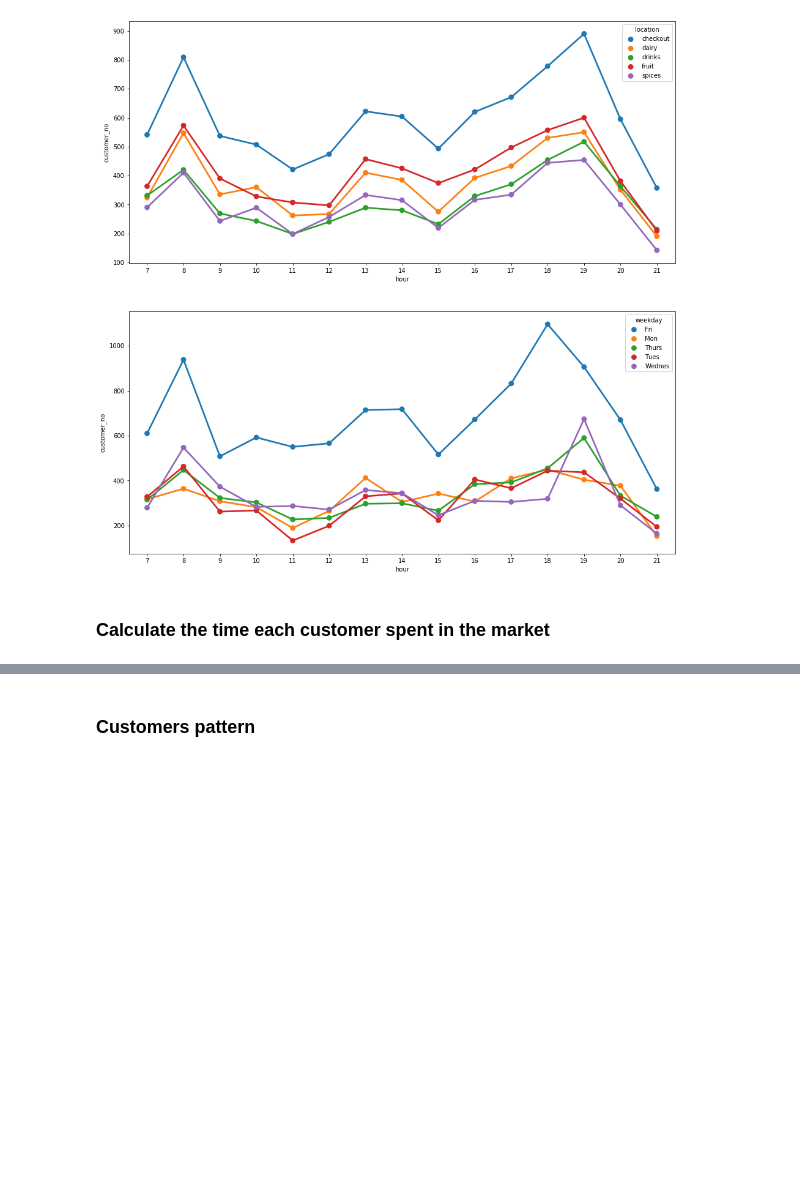
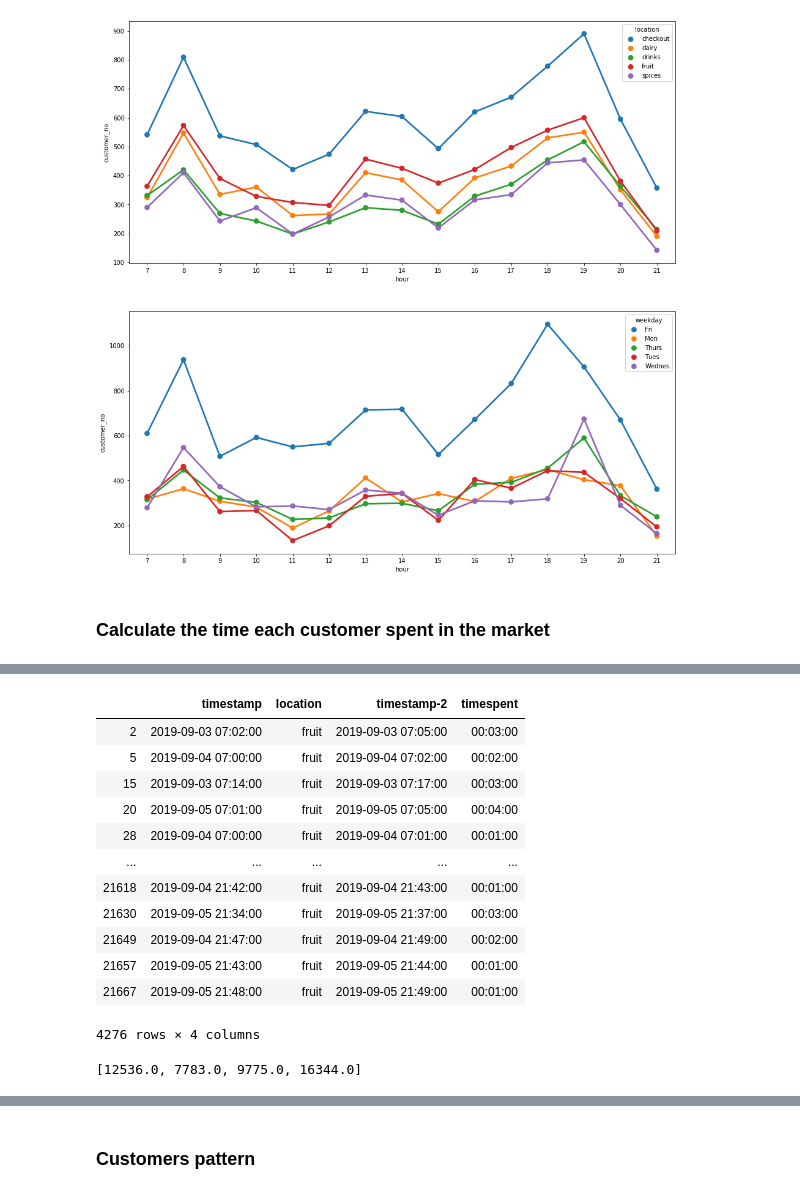
Before and after one commit to Ayazdi/supermarket_simulation, a Jupyter notebook: supermarket-Copy1.ipynb, the cells around one changed output, grey strips where cells are left out. Saved outputs shown, nothing was run; the diff lists cells and outputs as text; code cells hidden in the pictures; blank space fills up the shorter version.

```diff
--- a/supermarket-Copy1.ipynb
+++ b/supermarket-Copy1.ipynb
@@ -144,0 +101,11 @@ time_spent = pd.DataFrame(time_spent, columns=["timespent"])
+# %%
+df_sec_time = pd.DataFrame(df.sort_values(['customer_no','timestamp']).groupby(['weekday','customer_no','location'])['timestamp'].min())
+df_sec_time = df_sec_time.sort_values(["customer_no",'timestamp'])
+print(df_sec_time)
+df_sec_time= pd.DataFrame(df_sec_time.index.get_level_values(2), df_sec_time['timestamp']).reset_index()
+df_sec_time['timestamp-2'] = df_sec_time['timestamp'].shift(-1)
+
+df_sec_time = df_sec_time[df_sec_time['location'] == 'fruit']
+df_sec_time ['timespent'] = df_sec_time ['timestamp-2'] - df_sec_time['timestamp']
+df_sec_time = df_sec_time[(df_sec_time['timespent']< pd.to_timedelta('40m')) & (df_sec_time['timespent'] >= pd.to_timedelta('1m'))]
+total_minutes = sum(df_sec_time['timespent']/pd.Timedelta('1 min'))
@@ -144,0 +128,16 @@ time_spent = pd.DataFrame(time_spent, columns=["timespent"])
+# %%
+df_sec_time
+# %% [output]
+|  | timestamp | location | timestamp-2 | timespent |
+| 2 | 2019-09-03 07:02:00 | fruit | 2019-09-03 07:05:00 | 00:03:00 |
+| 5 | 2019-09-04 07:00:00 | fruit | 2019-09-04 07:02:00 | 00:02:00 |
+| 15 | 2019-09-03 07:14:00 | fruit | 2019-09-03 07:17:00 | 00:03:00 |
+| 20 | 2019-09-05 07:01:00 | fruit | 2019-09-05 07:05:00 | 00:04:00 |
+| 28 | 2019-09-04 07:00:00 | fruit | 2019-09-04 07:01:00 | 00:01:00 |
+| ... | ... | ... | ... | ... |
+| 21618 | 2019-09-04 21:42:00 | fruit | 2019-09-04 21:43:00 | 00:01:00 |
+| 21630 | 2019-09-05 21:34:00 | fruit | 2019-09-05 21:37:00 | 00:03:00 |
+| 21649 | 2019-09-04 21:47:00 | fruit | 2019-09-04 21:49:00 | 00:02:00 |
+| 21657 | 2019-09-05 21:43:00 | fruit | 2019-09-05 21:44:00 | 00:01:00 |
+| 21667 | 2019-09-05 21:48:00 | fruit | 2019-09-05 21:49:00 | 00:01:00 |
+4276 rows × 4 columns
@@ -144,0 +164,4 @@ time_spent = pd.DataFrame(time_spent, columns=["timespent"])
+# %%
+total_min
+# %% [output]
+[12536.0, 7783.0, 9775.0, 16344.0]
```
Also changed, not shown: parts of 13 cells of this notebook, 1 other file.
